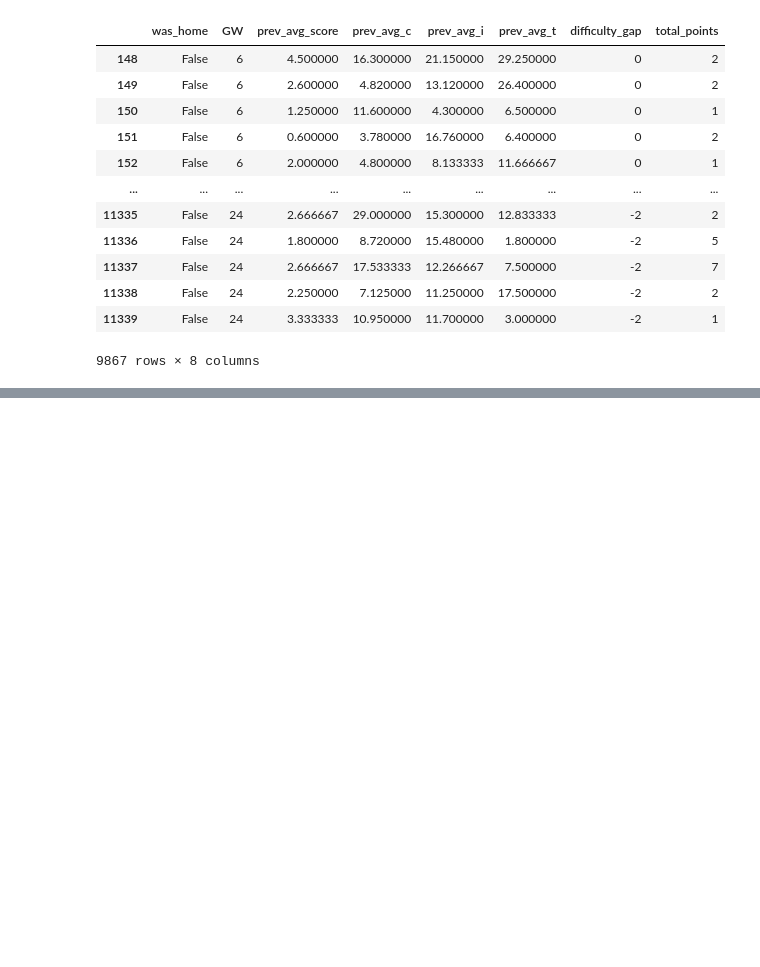
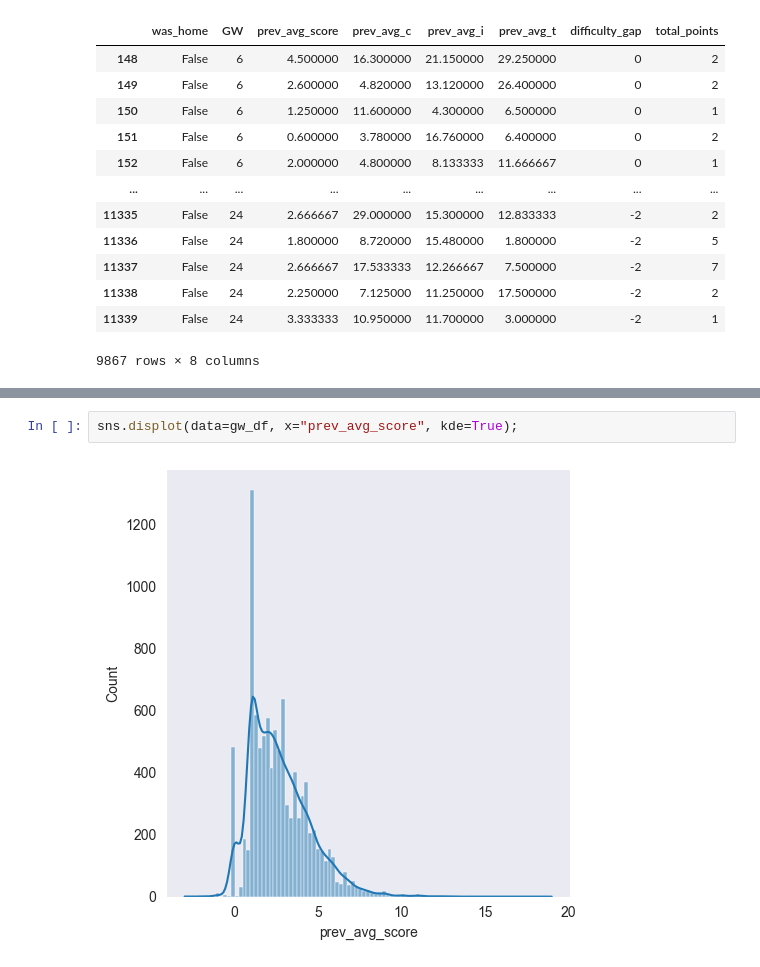
Before and after one commit to danielfrees/mlpremier, a Jupyter notebook: linear/fpl_linear_model.ipynb, the cells around one changed output, grey strips where cells are left out. Cells and saved outputs as stored; diff of their text form; blank space fills up the shorter version.

```diff
--- a/linear/fpl_linear_model.ipynb
+++ b/linear/fpl_linear_model.ipynb
@@ -82,0 +114,4 @@ gw_df.head(-5)
+# %%
+sns.displot(data=gw_df, x="prev_avg_score", kde=True);
+# %% [output]
+[figure, added]
```
Also changed, not shown: parts of 32 cells of this notebook.
